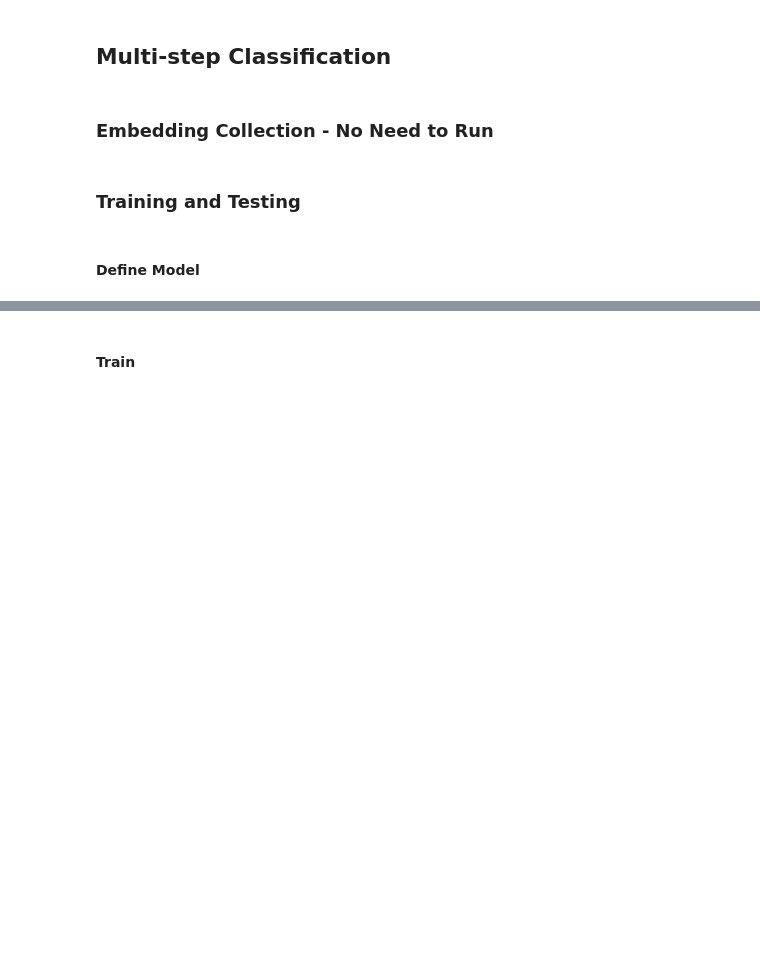
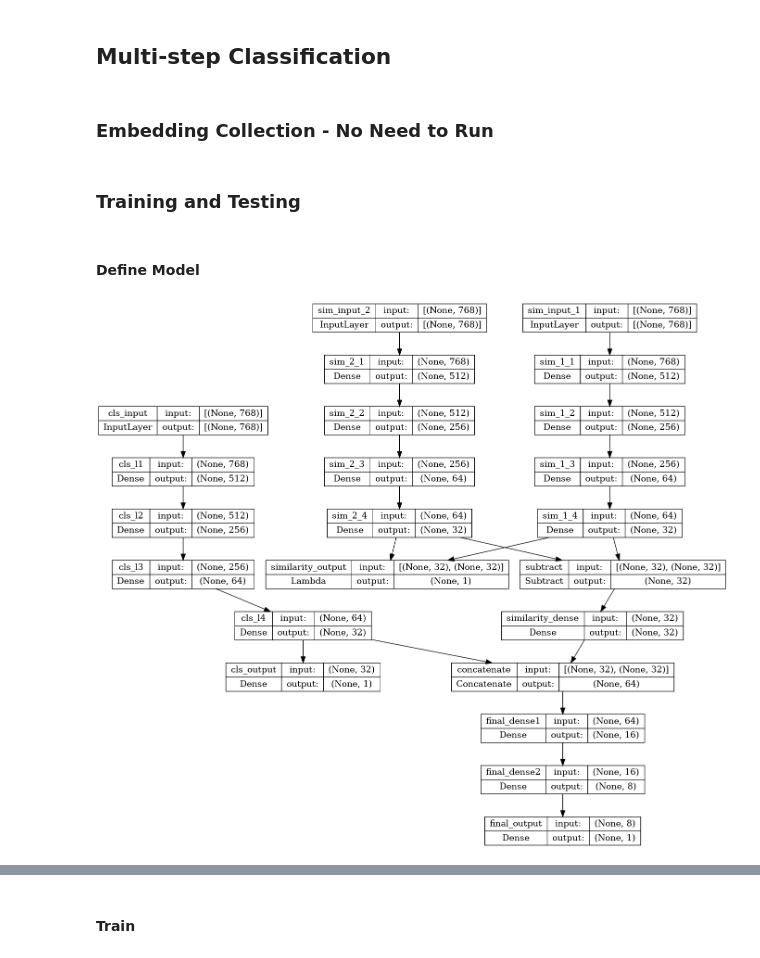
Before and after one commit to nahidul-opu/Tangled, a Jupyter notebook: RQ3.ipynb, the cells around one changed output, grey strips where cells are left out. Saved outputs shown, nothing was run; the diff lists cells and outputs as text; code cells hidden in the pictures; blank space fills up the shorter version.

```diff
--- a/RQ3.ipynb
+++ b/RQ3.ipynb
@@ -433,8 +379,9 @@ def get_model():
     # Commit Message Classification Model
     input_a = Input(shape=input_shape, name="cls_input")
     x_a = layers.Dense(512, activation='relu', name="cls_l1")(input_a)
-    x_a = layers.Dense(64, activation='relu', name="cls_l2")(x_a)
-    x_a = layers.Dense(32, activation='relu', name="cls_l3")(x_a)
+    x_a = layers.Dense(256, activation='relu', name="cls_l2")(x_a)
+    x_a = layers.Dense(64, activation='relu', name="cls_l3")(x_a)
+    x_a = layers.Dense(32, activation='relu', name="cls_l4")(x_a)
     class_output = layers.Dense(1, activation='sigmoid', name="cls_output")(x_a)
 
 
@@ -443,9 +390,10 @@ def get_model():
     input_c = Input(shape=input_shape, name="sim_input_2")
 
     def shared_siamese_network(input_layer, name):
-        x = layers.Dense(64, activation='relu', name=f"sim_{name}_1")(input_layer)
-        x = layers.Dense(32, activation='relu', name=f"sim_{name}_2")(x)
-        output = layers.Dense(16, activation='linear', name=f"sim_{name}_3")(x)
+        x = layers.Dense(512, activation='relu', name=f"sim_{name}_1")(input_layer)
+        x = layers.Dense(256, activation='relu', name=f"sim_{name}_2")(x)
+        x = layers.Dense(64, activation='linear', name=f"sim_{name}_3")(x)
+        output = layers.Dense(32, activation='linear', name=f"sim_{name}_4")(x)
         return output
 
     embedding_b = shared_siamese_network(input_b, "1")
@@ -457,20 +405,36 @@ def get_model():
         y = tf.nn.l2_normalize(y, axis=1)
         return tf.reduce_sum(x * y, axis=1, keepdims=True)
 
+    # Y = A_.B_ + A
+    def logical_op(vectors):
+        a, b = vectors
+        #b = b * b
+        a = 1 - a
+        b = 1 - b
+        c = layers.Multiply(name="multiply")([a, b])
+        c = layers.Add(name="addition")([c , vectors[0]])
+        return c
+
     similarity_output = layers.Lambda(similarity, name="similarity_output")([embedding_b, embedding_c])
+    #similarity_output = layers.Dense(1, activation="sigmoid", name="similarity_output")(similarity_output)
 
-    final_output = layers.Multiply(name="multiply")([class_output, similarity_output])
+    similarity_vec = layers.Subtract(name = "subtract")([embedding_b, embedding_c])
+    similarity_vec = layers.Dense(32, activation='relu', name="similarity_dense")(similarity_vec)
+
+    final_output = layers.Concatenate(name="concatenate")([similarity_vec, x_a])
+    final_output = layers.Dense(16, activation='relu', name="final_dense1")(final_output)
+    final_output = layers.Dense(8, activation='relu', name="final_dense2")(final_output)
     final_output = layers.Dense(1, activation='sigmoid', name="final_output")(final_output)
 
     model = Model(inputs=[input_a, input_b, input_c], outputs=[class_output, similarity_output, final_output], name="model")
 
-    cls_layers = [model.get_layer("cls_input"), model.get_layer("cls_l1"), model.get_layer("cls_l2"), model.get_layer("cls_l3"), model.get_layer("cls_output")]
+    cls_layers = [model.get_layer("cls_input"), model.get_layer("cls_l1"), model.get_layer("cls_l2"), model.get_layer("cls_l3"), model.get_layer("cls_l4"), model.get_layer("cls_output")]
     sim_layers = [model.get_layer("sim_input_1"), model.get_layer("sim_input_2"),
-                model.get_layer("sim_1_1"), model.get_layer("sim_1_2"), model.get_layer("sim_1_3"),
-                model.get_layer("sim_2_1"), model.get_layer("sim_2_2"), model.get_layer("sim_2_3"),
+                model.get_layer("sim_1_1"), model.get_layer("sim_1_2"), model.get_layer("sim_1_3"), model.get_layer("sim_1_4"),
+                model.get_layer("sim_2_1"), model.get_layer("sim_2_2"), model.get_layer("sim_2_3"), model.get_layer("sim_1_4"),
                 model.get_layer("similarity_output")
                 ]
-    final_layers = [model.get_layer("multiply"), model.get_layer("final_output")]
+    final_layers = [model.get_layer("subtract"), model.get_layer("similarity_dense"), model.get_layer("concatenate"), model.get_layer("final_dense1"), model.get_layer("final_dense2"), model.get_layer("final_output")]
 
     optimizers_and_layers = [(tf.keras.optimizers.Adam(learning_rate=0.001), cls_layers),
                             (tf.keras.optimizers.SGD(learning_rate=0.01), sim_layers),
@@ -479,7 +443,7 @@ def get_model():
     # Losses
     losses = {
         "cls_output":  tf.keras.losses.BinaryCrossentropy(from_logits=False),
-        "similarity_output": "mse",
+        "similarity_output":  "mse",
         "final_output":  tf.keras.losses.BinaryCrossentropy(from_logits=False)
     }
 
@@ -498,3 +462,7 @@ def get_model():
     )
 
     return model
+# %%
+tf.keras.utils.plot_model(get_model(), show_shapes=True)
+# %% [output]
+[figure, added]
```
Also changed, not shown: parts of 10 cells of this notebook.
